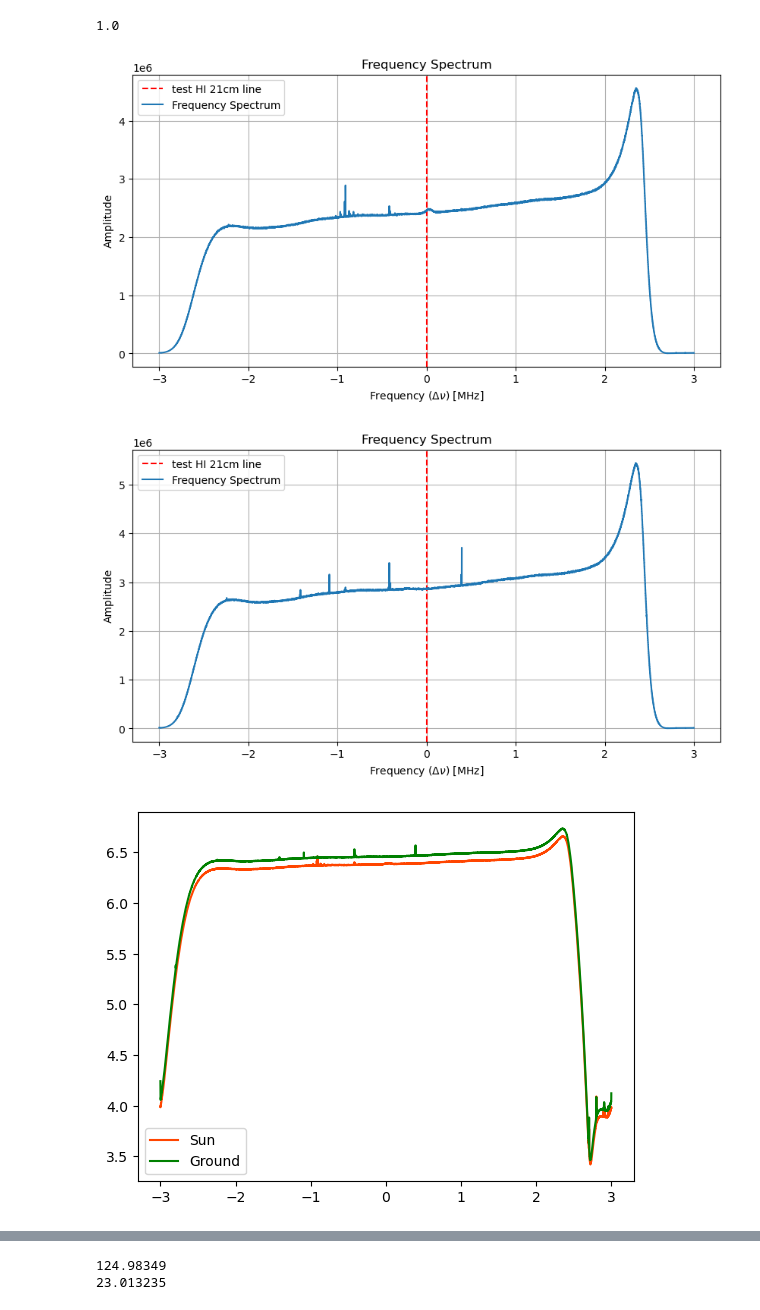
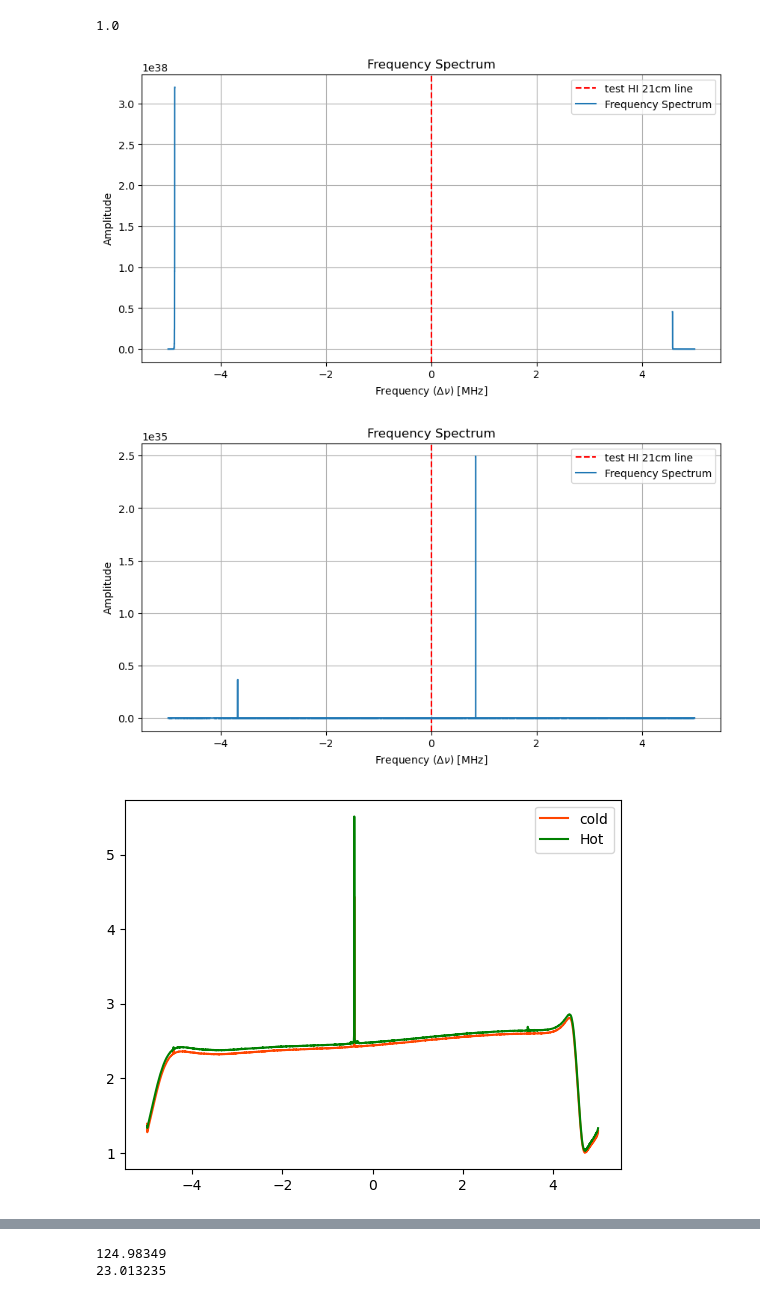
Before and after one commit to GauravSK2001/NBI-SRT-Astro, a Jupyter notebook: calibration/calibration_test_notebook.ipynb, the cells around one changed output, grey strips where cells are left out. Cells and saved outputs as stored; diff of their text form; code cells hidden in the pictures.

Commit message:
new data

```diff
--- a/calibration/calibration_test_notebook.ipynb
+++ b/calibration/calibration_test_notebook.ipynb
@@ -14,3 +9,17 @@ sun = np.fromfile(open(os.getcwd() + "/radio_tests/06_03/sun"), dtype=np.float32
+# %%
+cold_hdu = fits.open("../spectra/Cold_1.fits")
+cold = cold_hdu[0].data
+cold_header = cold_hdu[0].header
+
+hot_hdu = fits.open("../spectra/ground_hot_1.fits")
+hot = hot_hdu[0].data
+
+obj_hdu = fits.open("../spectra/Hot_3C48_1.fits")
+obj = obj_hdu[0].data
+
+plane_hdu = fits.open("../spectra/plane_1.fits")
+plane = plane_hdu[0].data
+plane_header = plane_hdu[0].header
 # %%
 f=cold
 Vector_length = int(2**13)
@@ -19,7 +28,7 @@ print(np.shape(f)[0]/Vector_length)
 
 central_freq = 1420.405751768e6
 # central_freq = 1420e6
-Bandwidth = 6e6
+Bandwidth = 10e6
 frequency_spacing=Bandwidth/Vector_length
 freq = (np.linspace((central_freq-Bandwidth/2), central_freq + Bandwidth/2 , Vector_length)/1e6) - central_freq/1e6
 f = f[0:Vector_length]
@@ -37,17 +46,17 @@ def plot(f):
     ax.grid()
     ax.legend()
 # %%
-plot(sun)
+plot(plane)
 # %% [output]
-[figure, old version]
+[figure, new version]
 # %%
 plot(hot)
 # %% [output]
-[figure, old version]
+[figure, new version]
 # %%
-plt.plot(freq, sun, color="orangered", linestyle="-", label="Sun")
-plt.plot(freq, hot, "g-", label="Ground")
+plt.plot(freq, np.log10(cold), color="orangered", linestyle="-", label="cold")
+plt.plot(freq, np.log10(hot), "g-", label="Hot")
 plt.legend()
 plt.show()
 # %% [output]
-[figure, old version]
+[figure, new version]
```
Also changed, not shown: parts of 4 cells of this notebook, 14 other files.
